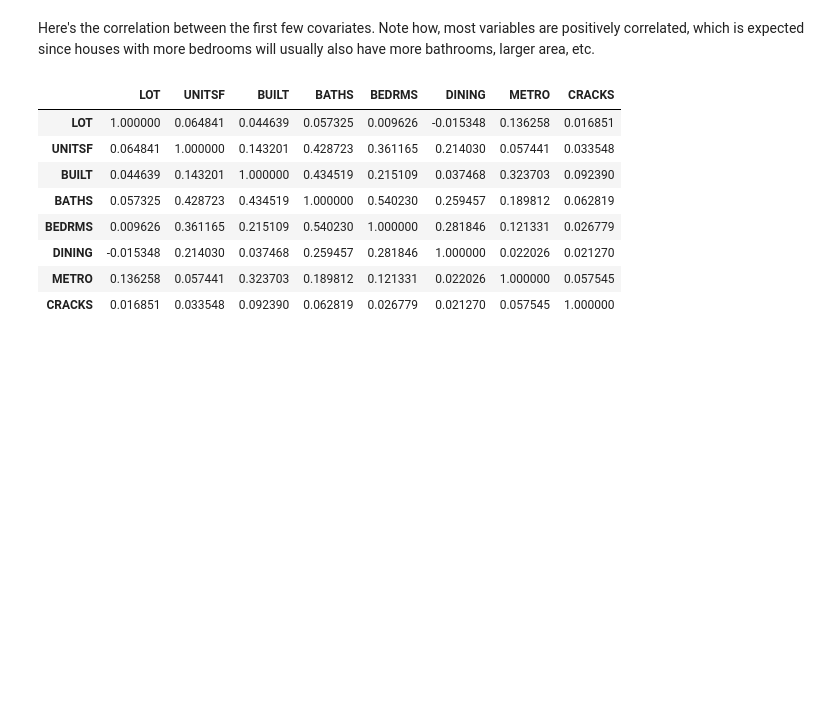
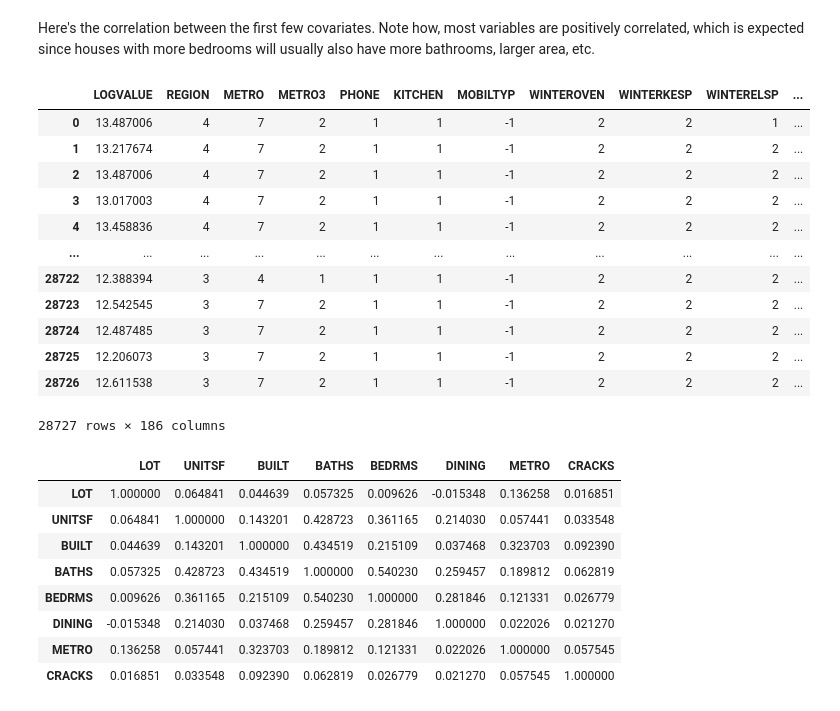
Before and after one commit to alexanderquispe/ml_book, a Jupyter notebook: Untitled-1.ipynb, the cells around one changed output. Saved outputs shown, nothing was run; the diff lists cells and outputs as text; code cells hidden in the pictures; blank space fills up the shorter version.

```diff
--- a/Untitled-1.ipynb
+++ b/Untitled-1.ipynb
@@ -268,6 +268,22 @@ n = data.shape[0]
 p = len(covariates)
 # %% [markdown]
 Here's the correlation between the first few covariates. Note how, most variables are positively correlated, which is expected since houses with more bedrooms will usually also have more bathrooms, larger area, etc.
+# %%
+data
+# %% [output]
+|  | LOGVALUE | REGION | METRO | METRO3 | PHONE | KITCHEN | MOBILTYP | WINTEROVEN | WINTERKESP | WINTERELSP | ... |
+| 0 | 13.487006 | 4 | 7 | 2 | 1 | 1 | -1 | 2 | 2 | 1 | ... |
+| 1 | 13.217674 | 4 | 7 | 2 | 1 | 1 | -1 | 2 | 2 | 2 | ... |
+| 2 | 13.487006 | 4 | 7 | 2 | 1 | 1 | -1 | 2 | 2 | 2 | ... |
+| 3 | 13.017003 | 4 | 7 | 2 | 1 | 1 | -1 | 2 | 2 | 2 | ... |
+| 4 | 13.458836 | 4 | 7 | 2 | 1 | 1 | -1 | 2 | 2 | 2 | ... |
+| ... | ... | ... | ... | ... | ... | ... | ... | ... | ... | ... | ... |
+| 28722 | 12.388394 | 3 | 4 | 1 | 1 | 1 | -1 | 2 | 2 | 2 | ... |
+| 28723 | 12.542545 | 3 | 7 | 2 | 1 | 1 | -1 | 2 | 2 | 2 | ... |
+| 28724 | 12.487485 | 3 | 7 | 2 | 1 | 1 | -1 | 2 | 2 | 2 | ... |
+| 28725 | 12.206073 | 3 | 7 | 2 | 1 | 1 | -1 | 2 | 2 | 2 | ... |
+| 28726 | 12.611538 | 3 | 7 | 2 | 1 | 1 | -1 | 2 | 2 | 2 | ... |
+28727 rows × 186 columns
 # %%
 data.loc[:,covariates[0:8]].corr()
 # %% [output]
```
Also changed, not shown: parts of 14 cells of this notebook.
